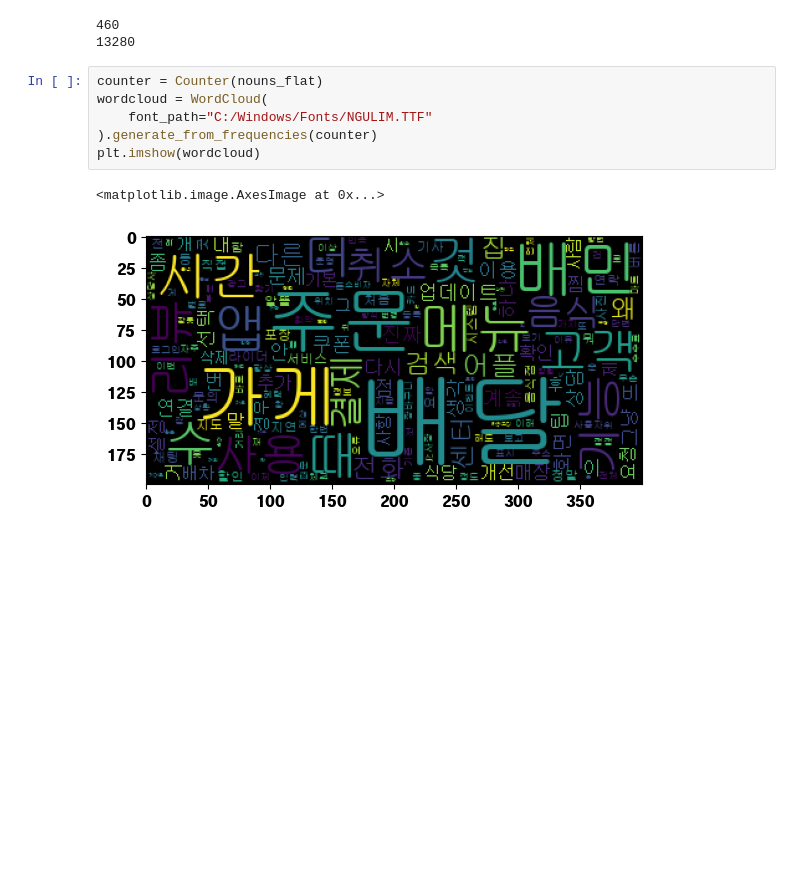
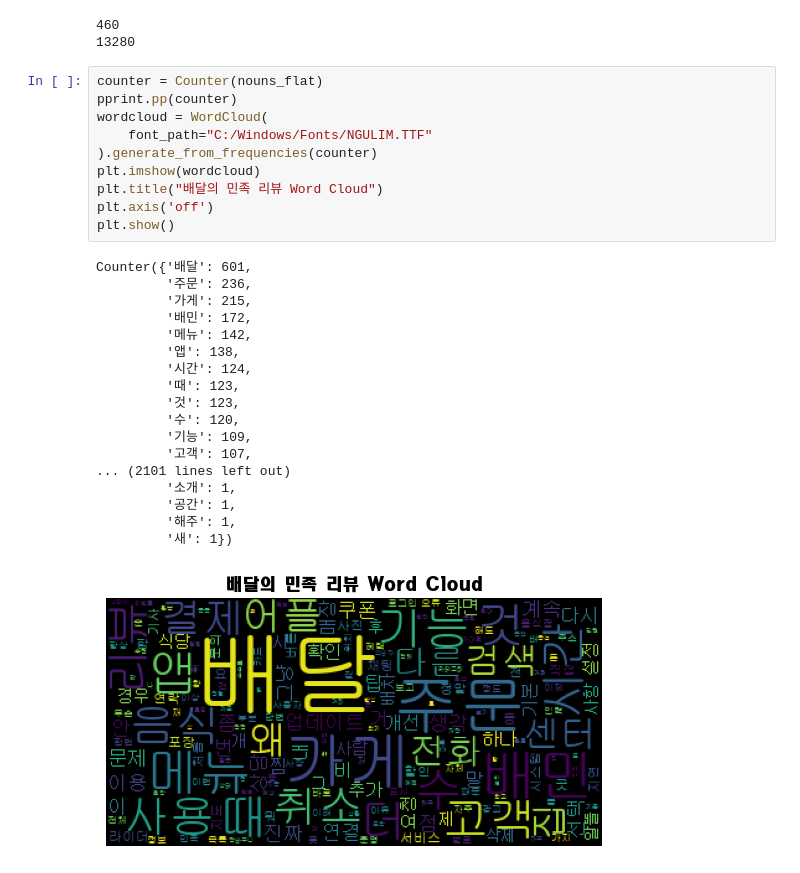
Before and after one commit to vhf1030/wanted-potenup, a Jupyter notebook: nlp_tutorial.ipynb, the cells around one changed output. Cells and saved outputs as stored; diff of their text form; blank space fills up the shorter version.

```diff
--- a/nlp_tutorial.ipynb
+++ b/nlp_tutorial.ipynb
@@ -607,10 +612,30 @@ print(len(nouns_flat))
 13280
 # %%
 counter = Counter(nouns_flat)
+pprint.pp(counter)
 wordcloud = WordCloud(
     font_path="C:/Windows/Fonts/NGULIM.TTF"
 ).generate_from_frequencies(counter)
 plt.imshow(wordcloud)
+plt.title("배달의 민족 리뷰 Word Cloud")
+plt.axis('off')
+plt.show()
 # %% [output]
-<matplotlib.image.AxesImage at 0x...>
+Counter({'배달': 601,
+         '주문': 236,
+         '가게': 215,
+         '배민': 172,
+         '메뉴': 142,
+         '앱': 138,
+         '시간': 124,
+         '때': 123,
+         '것': 123,
+         '수': 120,
+         '기능': 109,
+         '고객': 107,
+... (2101 lines left out)
+         '소개': 1,
+         '공간': 1,
+         '해주': 1,
+         '새': 1})
-[figure, old version]
+[figure, new version]
```
Also changed, not shown: parts of 2 cells of this notebook.
